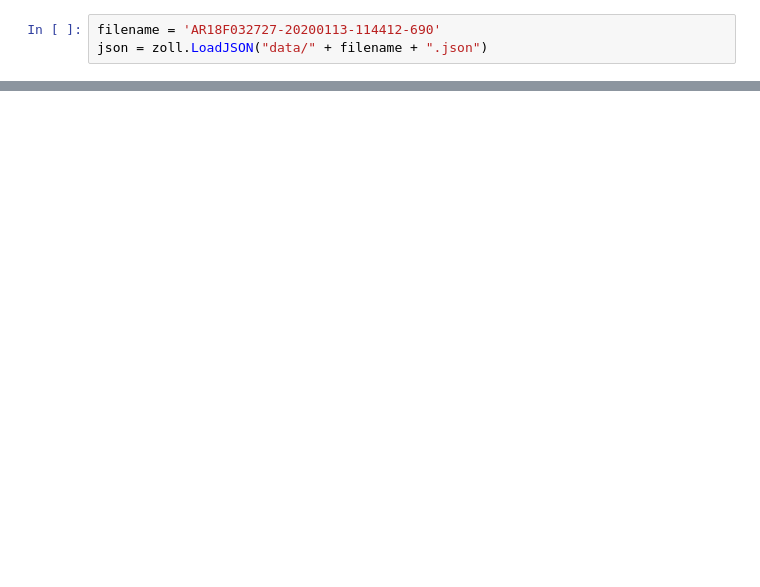
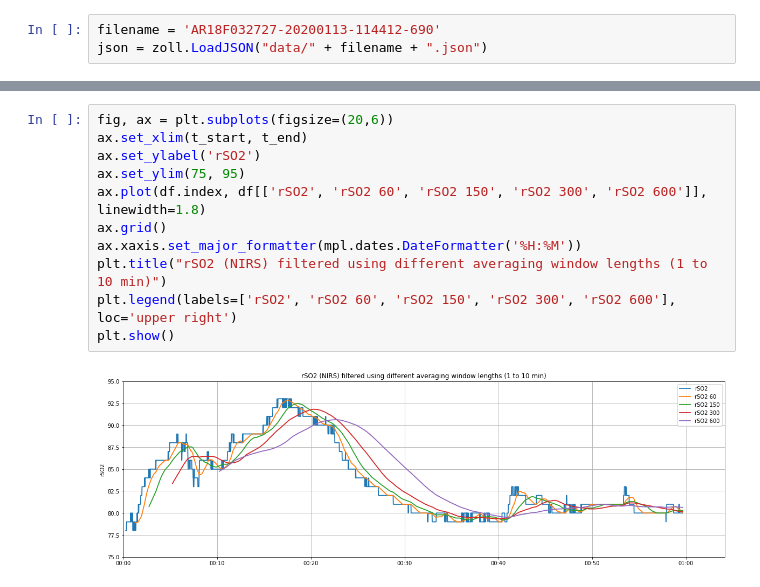
Before and after one commit to makes/zoll-json, a Jupyter notebook: map-rso2.ipynb, the cells around one changed output, grey strips where cells are left out. Saved outputs shown, nothing was run; the diff lists cells and outputs as text; blank space fills up the shorter version.

```diff
--- a/map-rso2.ipynb
+++ b/map-rso2.ipynb
@@ -41,0 +65,13 @@ df.set_index('Time', inplace=True)
+# %%
+fig, ax = plt.subplots(figsize=(20,6))
+ax.set_xlim(t_start, t_end)
+ax.set_ylabel('rSO2')
+ax.set_ylim(75, 95)
+ax.plot(df.index, df[['rSO2', 'rSO2 60', 'rSO2 150', 'rSO2 300', 'rSO2 600']], linewidth=1.8)
+ax.grid()
+ax.xaxis.set_major_formatter(mpl.dates.DateFormatter('%H:%M'))
+plt.title("rSO2 (NIRS) filtered using different averaging window lengths (1 to 10 min)")
+plt.legend(labels=['rSO2', 'rSO2 60', 'rSO2 150', 'rSO2 300', 'rSO2 600'], loc='upper right')
+plt.show()
+# %% [output]
+[figure, added]
```
Also changed, not shown: parts of 28 cells of this notebook, 3 other files.
